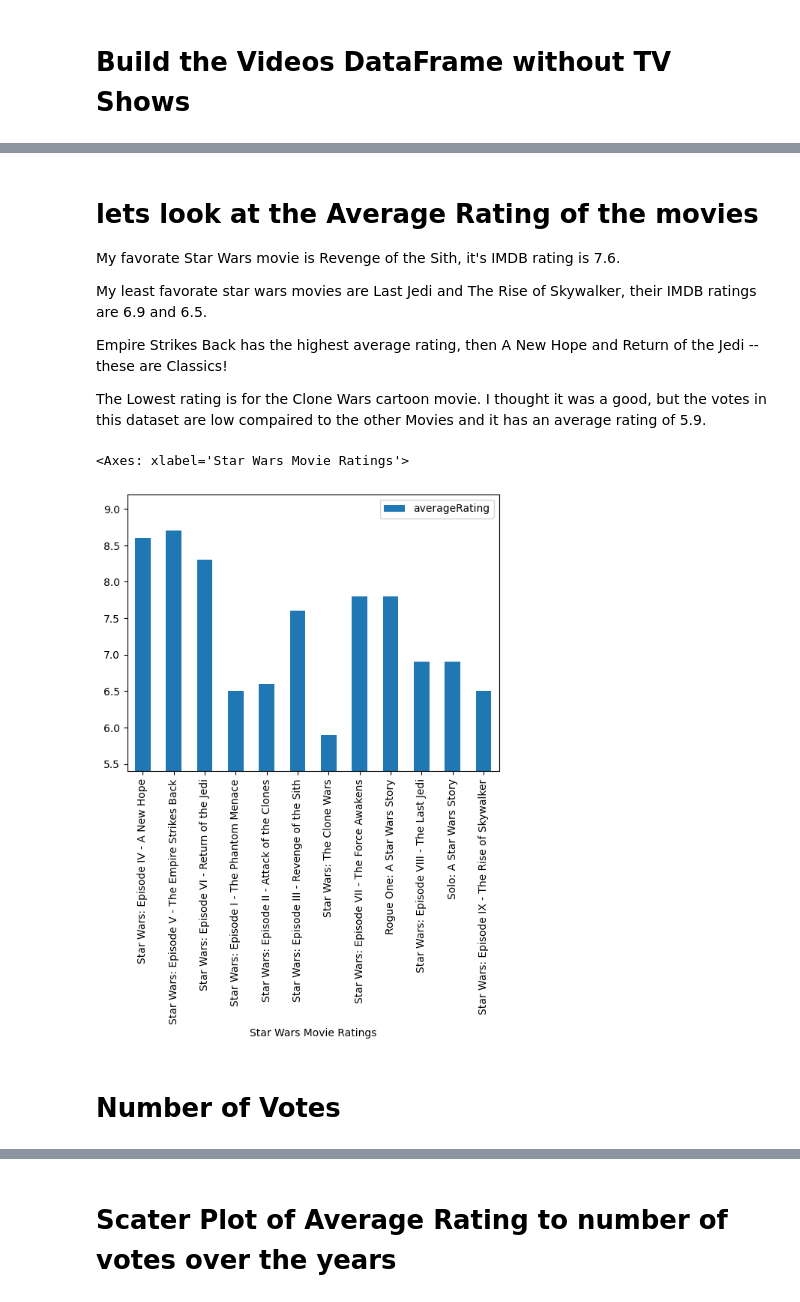
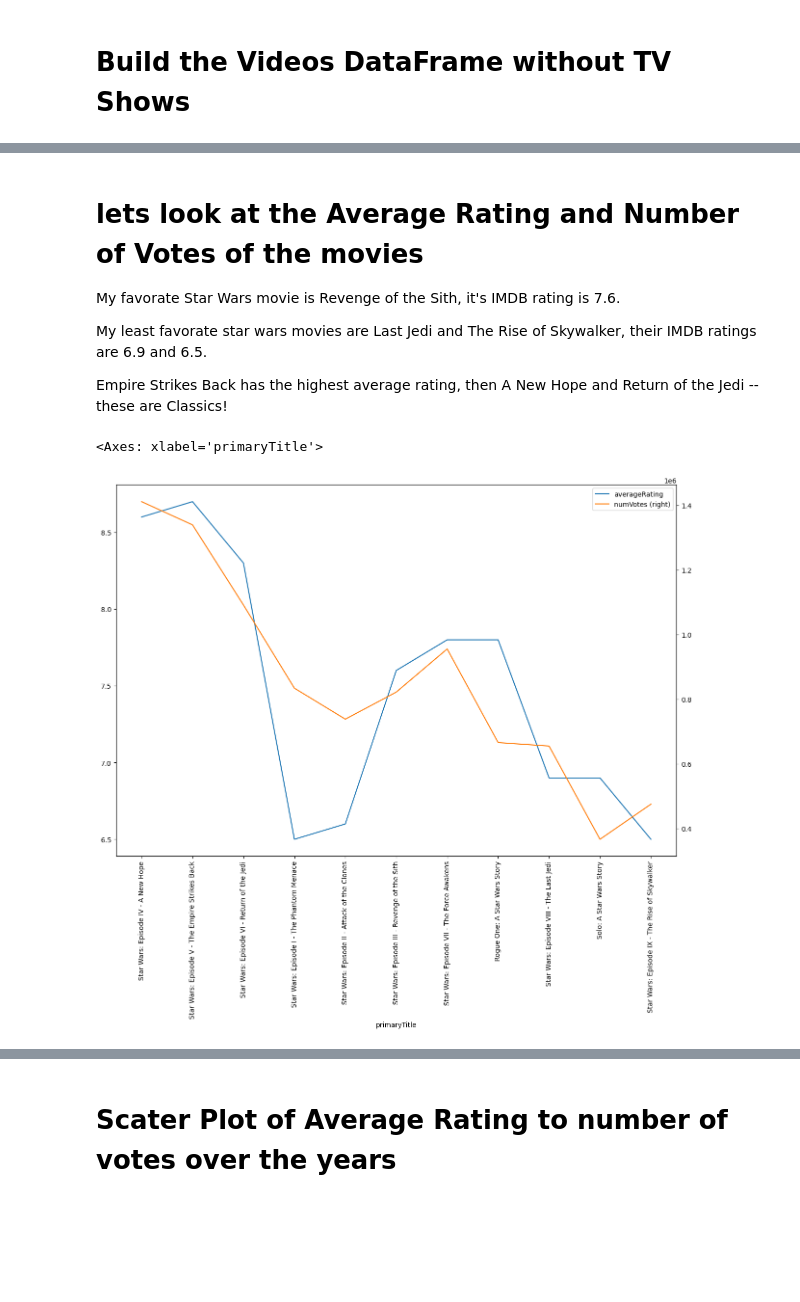
Before and after one commit to salamcast/IMDBnotebooks-DataAnalysis, a Jupyter notebook: imdb-star-wars-analysis.ipynb, the cells around one changed output, grey strips where cells are left out. Saved outputs shown, nothing was run; the diff lists cells and outputs as text; code cells hidden in the pictures; blank space fills up the shorter version.

Commit message:
Kaggle Notebook | IMDB - Star Wars Analysis | Version 7

```diff
--- a/imdb-star-wars-analysis.ipynb
+++ b/imdb-star-wars-analysis.ipynb
@@ -89,6 +89,7 @@ I was 5-6 when I first saw a New Hope and Empire Strikes Back.  I also read a lo
 # %%
-SW = IM.Videos.loc[ IM.Videos["primaryTitle"].str.contains("Star Wars") & (IM.Videos['titleType'] == 'movie') & (IM.Videos['numVotes'] > 1024)].dropna().drop(columns=['titleType', 'originalTitle', 'isAdult']).sort_values(by='year')
-
+SW = IM.Videos.loc[ IM.Videos["primaryTitle"].str.contains("Star Wars") & (IM.Videos['titleType'] == 'movie') & (IM.Videos['numVotes'] > 100000) ].dropna().drop(columns=['titleType', 'originalTitle', 'isAdult']).sort_values(by='year')
+SW['minutes'] = SW['minutes'].astype('int64', errors='ignore')
+SW['year'] = SW['year'].astype('int64', errors='ignore')
 SW
 # %% [output]
 |  | tconst | primaryTitle | year | minutes | genres | averageRating | numVotes |
@@ -107,22 +142,20 @@ SW
 # %% [markdown]
-# lets look at the Average Rating of the movies
+# lets look at the Average Rating and Number of Votes of the movies
 
 My favorate Star Wars movie is Revenge of the Sith, it's IMDB rating is 7.6.
 
 My least favorate star wars movies are Last Jedi and The Rise of Skywalker, their IMDB ratings are 6.9 and 6.5.
 
 Empire Strikes Back has the highest average rating, then A New Hope and Return of the Jedi -- these are Classics!
-
-The Lowest rating is for the Clone Wars cartoon movie.  I thought it was a good, but the votes in this dataset are low compaired to the other Movies and it has an average rating of 5.9.
 # %%
-SW.plot.bar(x='primaryTitle',
-            y='averageRating',
-            xlabel="Star Wars Movie Ratings",
-            ylim = (SW.averageRating.min()-0.5, SW.averageRating.max()+0.5)
-           )
+#SW.plot.bar(x='primaryTitle',
+#            y='averageRating',
+#            xlabel="Star Wars Movie Ratings",
+#            ylim = (SW.averageRating.min()-0.5, SW.averageRating.max()+0.5)
+#           )
+
+MovieAvgRating(SW)
 # %% [output]
-<Axes: xlabel='Star Wars Movie Ratings'>
+<Axes: xlabel='primaryTitle'>
-[figure, old version]
+[figure, new version]
-# %% [markdown]
-# Number of Votes
 # %%
```
Also changed, not shown: parts of 48 cells of this notebook.
